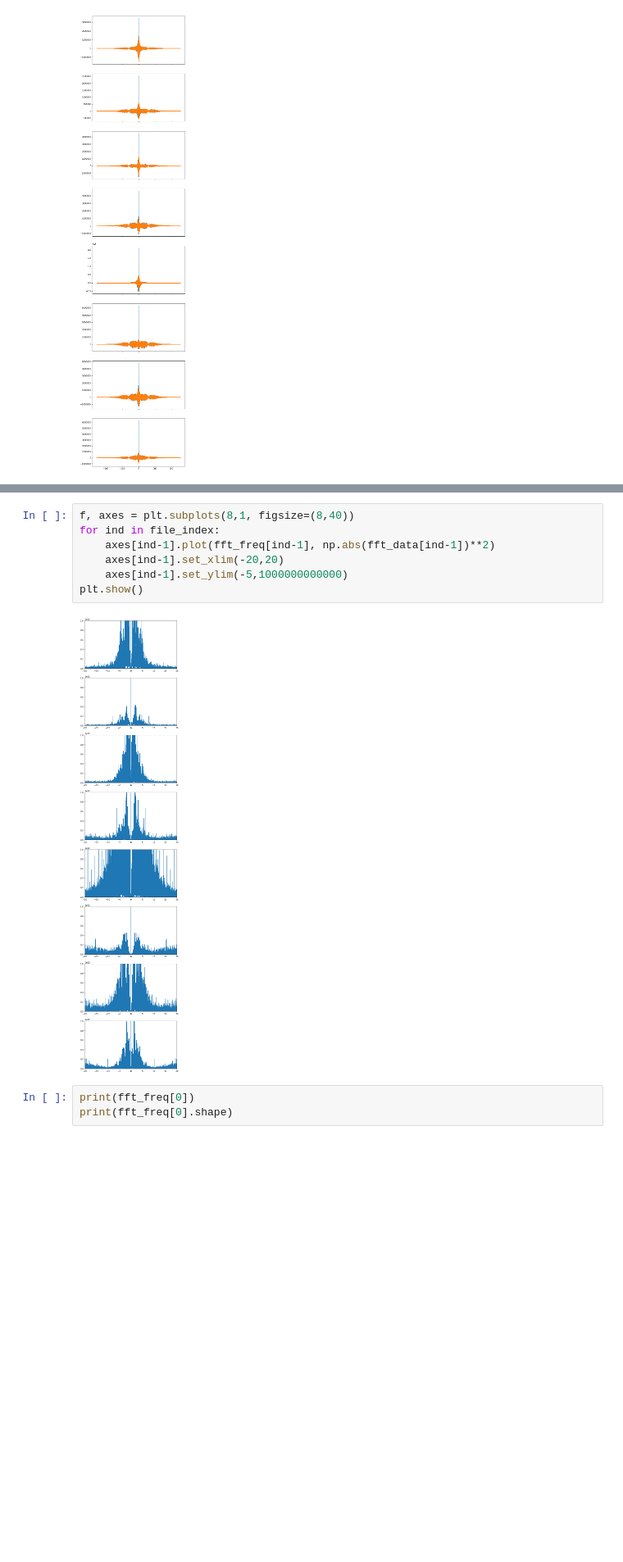
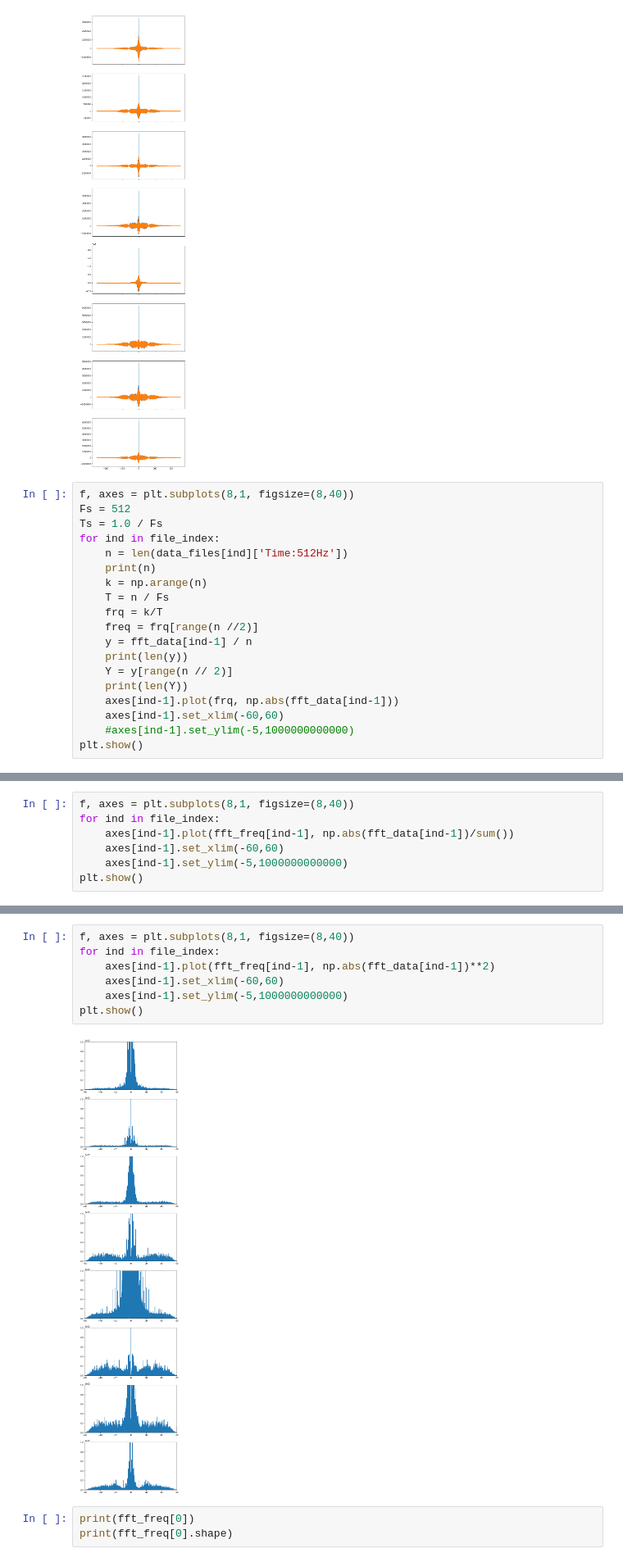
Before and after one commit to LostJam/EEG-ML-Mindful-Eating, a Jupyter notebook: Fourier Transform Difference.ipynb, the cells around one changed output, grey strips where cells are left out. Shown at 82% size. Saved outputs shown, nothing was run; the diff lists cells and outputs as text; blank space fills up the shorter version.

Commit message:
Epoched Data

```diff
--- a/Fourier Transform Difference.ipynb
+++ b/Fourier Transform Difference.ipynb
@@ -49,3 +49,22 @@ plt.show()
 (116768,)
 (151552,)
 [figure]
+# %%
+f, axes = plt.subplots(8,1, figsize=(8,40))
+Fs = 512
+Ts = 1.0 / Fs
+for ind in file_index:
+    n = len(data_files[ind]['Time:512Hz'])
+    print(n)
+    k = np.arange(n)
+    T = n / Fs
+    frq = k/T
+    freq = frq[range(n //2)]
+    y = fft_data[ind-1] / n
+    print(len(y))
+    Y = y[range(n // 2)]
+    print(len(Y))
+    axes[ind-1].plot(frq, np.abs(fft_data[ind-1]))
+    axes[ind-1].set_xlim(-60,60)
+    #axes[ind-1].set_ylim(-5,1000000000000)
+plt.show()
@@ -51,0 +74,7 @@ plt.show()
+# %%
+f, axes = plt.subplots(8,1, figsize=(8,40))
+for ind in file_index:
+    axes[ind-1].plot(fft_freq[ind-1], np.abs(fft_data[ind-1])/sum())
+    axes[ind-1].set_xlim(-60,60)
+    axes[ind-1].set_ylim(-5,1000000000000)
+plt.show()
@@ -52,12 +83,12 @@ plt.show()
 # %%
 f, axes = plt.subplots(8,1, figsize=(8,40))
 for ind in file_index:
     axes[ind-1].plot(fft_freq[ind-1], np.abs(fft_data[ind-1])**2)
-    axes[ind-1].set_xlim(-20,20)
+    axes[ind-1].set_xlim(-60,60)
     axes[ind-1].set_ylim(-5,1000000000000)
 plt.show()
 # %% [output]
-[figure, old version]
+[figure, new version]
 # %%
 print(fft_freq[0])
 print(fft_freq[0].shape)
```
Also changed, not shown: parts of 6 cells of this notebook.
